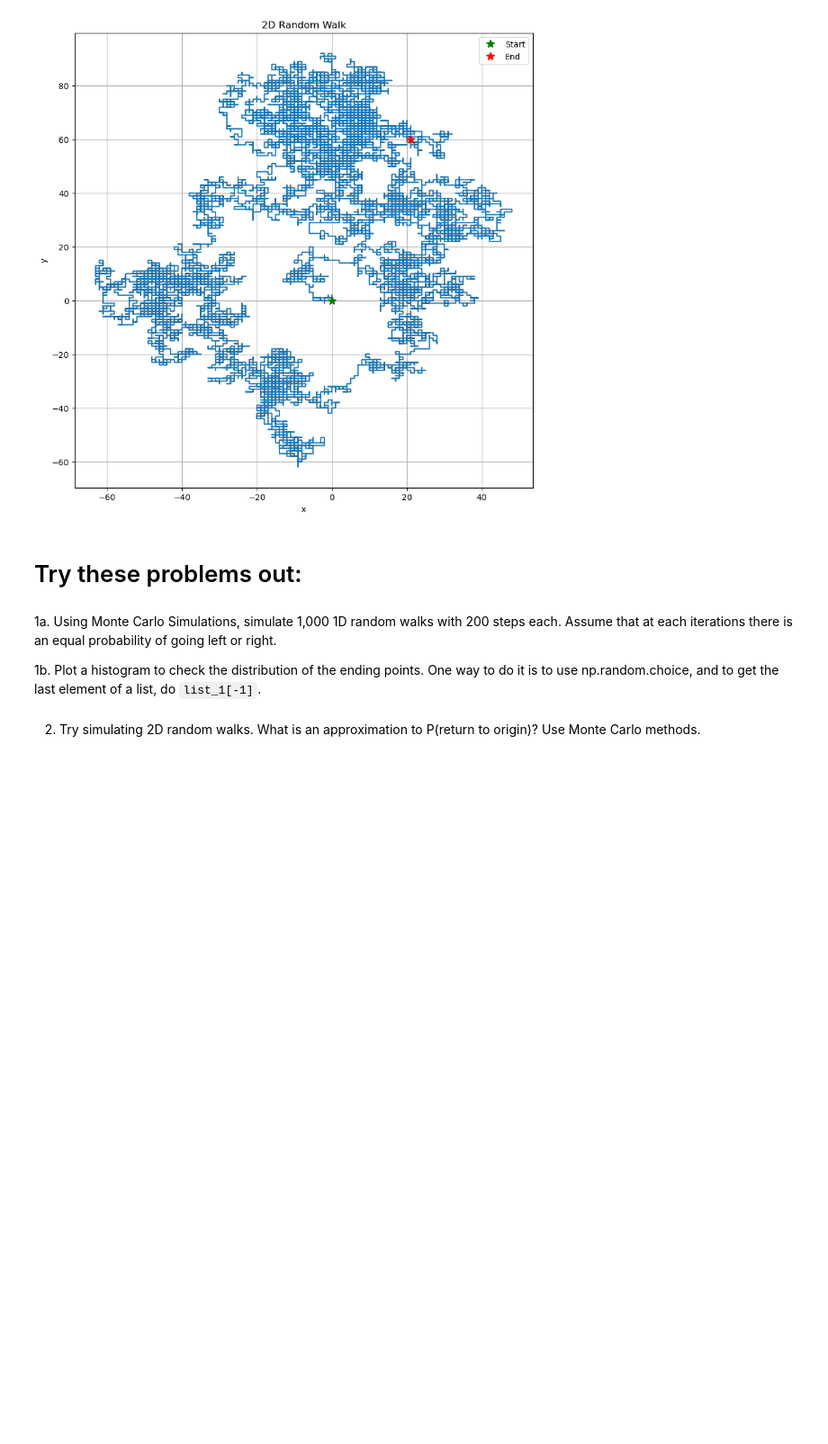
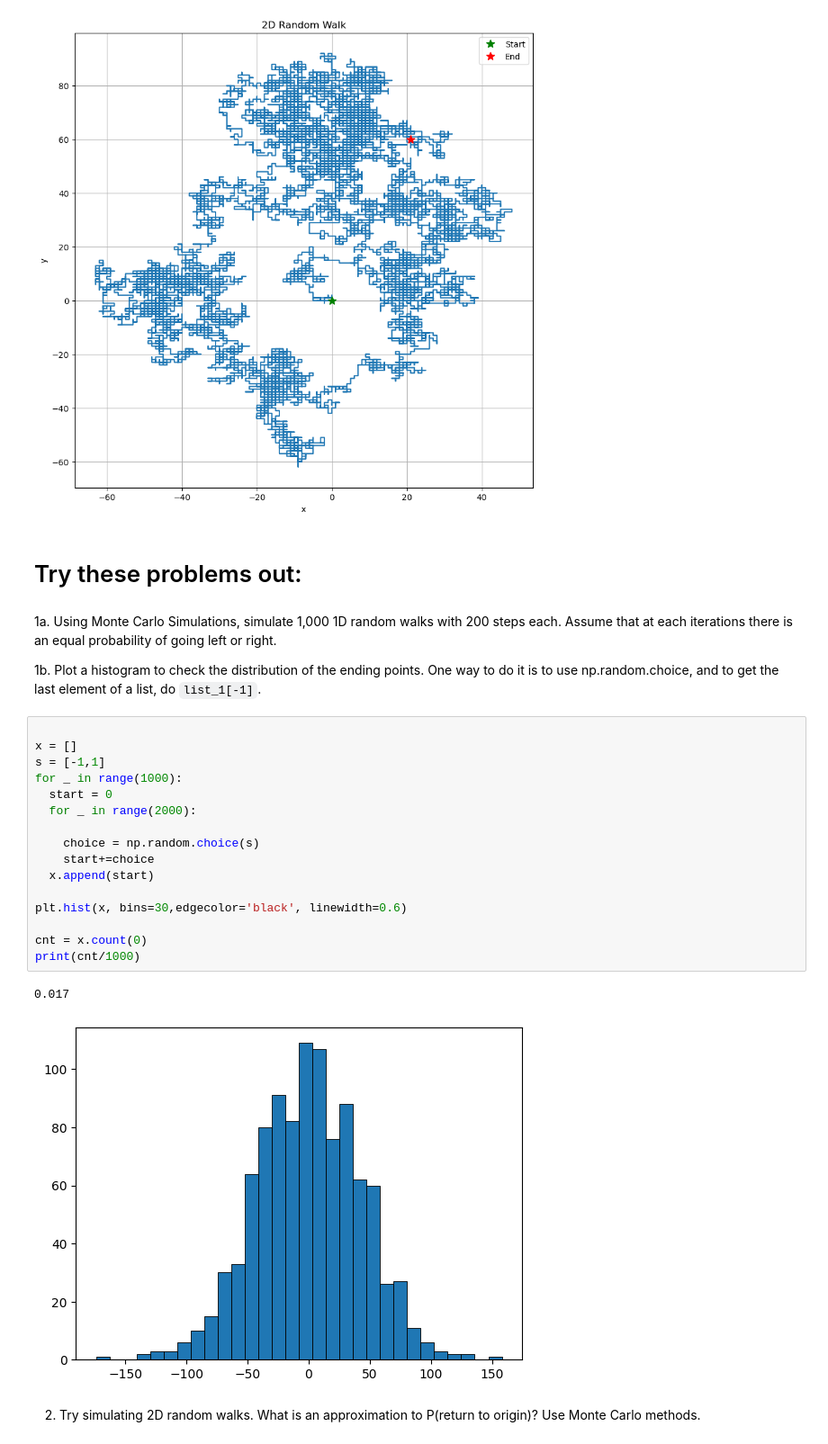
Before and after one commit to simeongluzman/qa-f23, a Jupyter notebook: MC-RW/random-walk.ipynb, the cells around one changed output. Shown at 90% size. Cells and saved outputs as stored; diff of their text form; blank space fills up the shorter version.

Commit message:
random walks

```diff
--- a/MC-RW/random-walk.ipynb
+++ b/MC-RW/random-walk.ipynb
@@ -77,5 +78,24 @@ plt.legend()
 1a. Using Monte Carlo Simulations, simulate 1,000 1D random walks with 200 steps each. Assume that at each iterations there is an equal probability of going left or right.
 
 1b. Plot a histogram to check the distribution of the ending points. One way to do it is to use np.random.choice, and to get the last element of a list, do `list_1[-1]`.
+# %%
+
+x = []
+s = [-1,1]
+for _ in range(1000):
+  start = 0
+  for _ in range(2000):
+
+    choice = np.random.choice(s)
+    start+=choice
+  x.append(start)
+
+plt.hist(x, bins=30,edgecolor='black', linewidth=0.6)
+
+cnt = x.count(0)
+print(cnt/1000)
+# %% [output]
+0.017
+[figure, added]
 # %% [markdown]
 2. Try simulating 2D random walks. What is an approximation to P(return to origin)? Use Monte Carlo methods.
```
Also changed, not shown: parts of 4 cells of this notebook.
